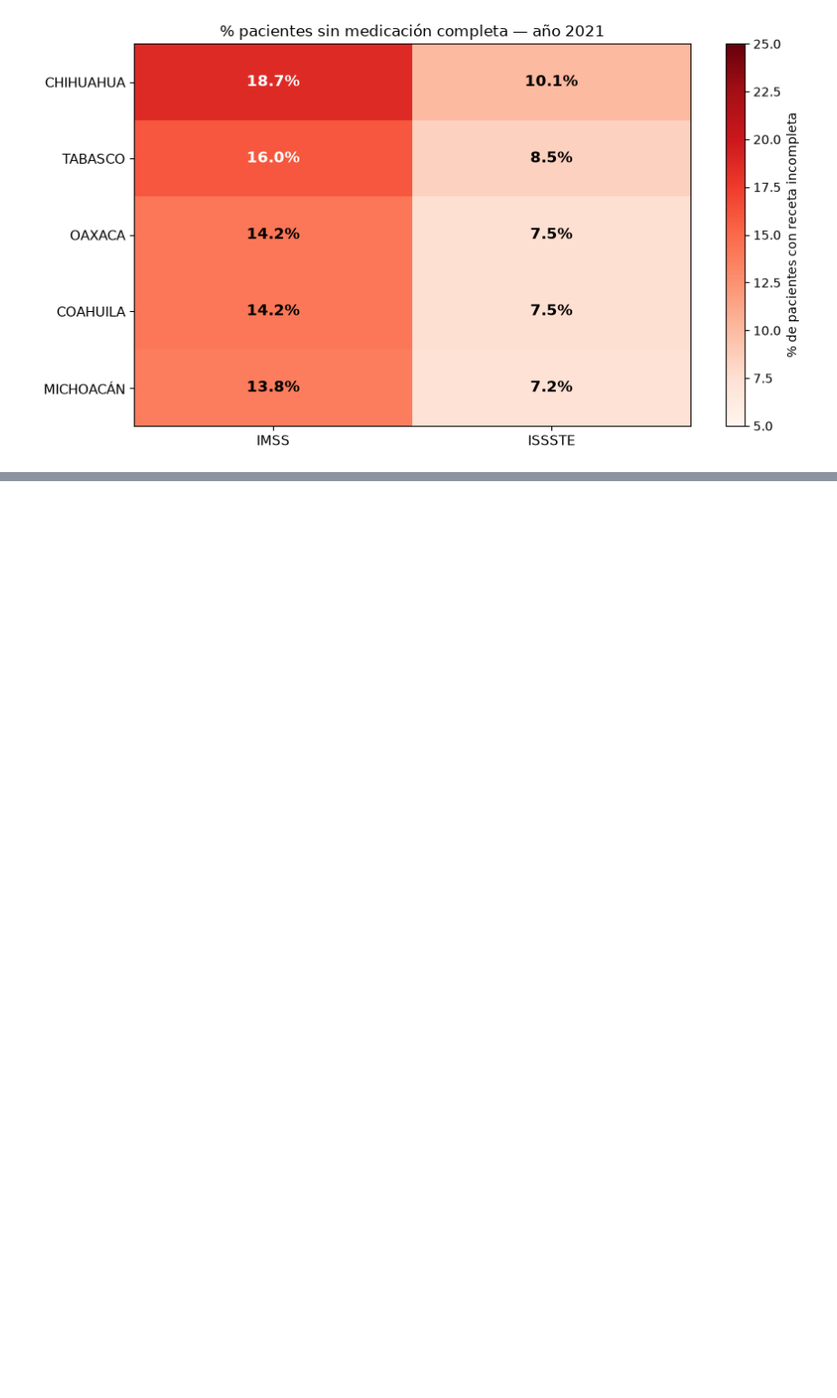
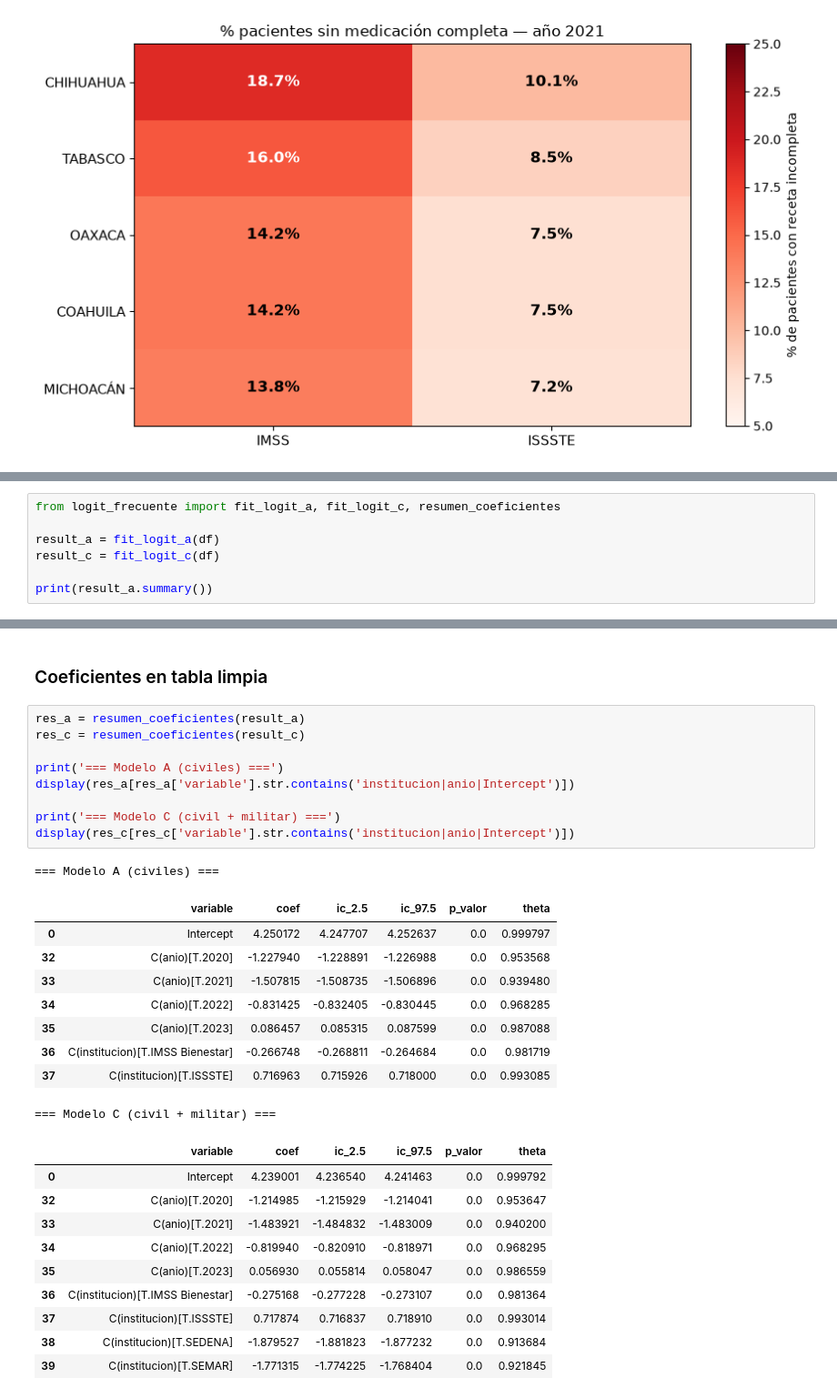
Before and after one commit to Jmeva/final-project-pp-dj, a Jupyter notebook: notebooks/test_modulos.ipynb, the cells around one changed output, grey strips where cells are left out. Shown at 91% size. Saved outputs shown, nothing was run; the diff lists cells and outputs as text; blank space fills up the shorter version.

```diff
--- a/notebooks/test_modulos.ipynb
+++ b/notebooks/test_modulos.ipynb
@@ -297,0 +284,7 @@ Todos los módulos funcionan correctamente.
+# %%
+from logit_frecuente import fit_logit_a, fit_logit_c, resumen_coeficientes
+
+result_a = fit_logit_a(df)
+result_c = fit_logit_c(df)
+
+print(result_a.summary())
@@ -297,0 +329,32 @@ Todos los módulos funcionan correctamente.
+# %% [markdown]
+### Coeficientes en tabla limpia
+# %%
+res_a = resumen_coeficientes(result_a)
+res_c = resumen_coeficientes(result_c)
+
+print('=== Modelo A (civiles) ===')
+display(res_a[res_a['variable'].str.contains('institucion|anio|Intercept')])
+
+print('=== Modelo C (civil + militar) ===')
+display(res_c[res_c['variable'].str.contains('institucion|anio|Intercept')])
+# %% [output]
+=== Modelo A (civiles) ===
+|  | variable | coef | ic_2.5 | ic_97.5 | p_valor | theta |
+| 0 | Intercept | 4.250172 | 4.247707 | 4.252637 | 0.0 | 0.999797 |
+| 32 | C(anio)[T.2020] | -1.227940 | -1.228891 | -1.226988 | 0.0 | 0.953568 |
+| 33 | C(anio)[T.2021] | -1.507815 | -1.508735 | -1.506896 | 0.0 | 0.939480 |
+| 34 | C(anio)[T.2022] | -0.831425 | -0.832405 | -0.830445 | 0.0 | 0.968285 |
+| 35 | C(anio)[T.2023] | 0.086457 | 0.085315 | 0.087599 | 0.0 | 0.987088 |
+| 36 | C(institucion)[T.IMSS Bienestar] | -0.266748 | -0.268811 | -0.264684 | 0.0 | 0.981719 |
+| 37 | C(institucion)[T.ISSSTE] | 0.716963 | 0.715926 | 0.718000 | 0.0 | 0.993085 |
+=== Modelo C (civil + militar) ===
+|  | variable | coef | ic_2.5 | ic_97.5 | p_valor | theta |
+| 0 | Intercept | 4.239001 | 4.236540 | 4.241463 | 0.0 | 0.999792 |
+| 32 | C(anio)[T.2020] | -1.214985 | -1.215929 | -1.214041 | 0.0 | 0.953647 |
+| 33 | C(anio)[T.2021] | -1.483921 | -1.484832 | -1.483009 | 0.0 | 0.940200 |
+| 34 | C(anio)[T.2022] | -0.819940 | -0.820910 | -0.818971 | 0.0 | 0.968295 |
+| 35 | C(anio)[T.2023] | 0.056930 | 0.055814 | 0.058047 | 0.0 | 0.986559 |
+| 36 | C(institucion)[T.IMSS Bienestar] | -0.275168 | -0.277228 | -0.273107 | 0.0 | 0.981364 |
+| 37 | C(institucion)[T.ISSSTE] | 0.717874 | 0.716837 | 0.718910 | 0.0 | 0.993014 |
+| 38 | C(institucion)[T.SEDENA] | -1.879527 | -1.881823 | -1.877232 | 0.0 | 0.913684 |
+| 39 | C(institucion)[T.SEMAR] | -1.771315 | -1.774225 | -1.768404 | 0.0 | 0.921845 |
```
Also changed, not shown: parts of 6 cells of this notebook, 2 other files.
